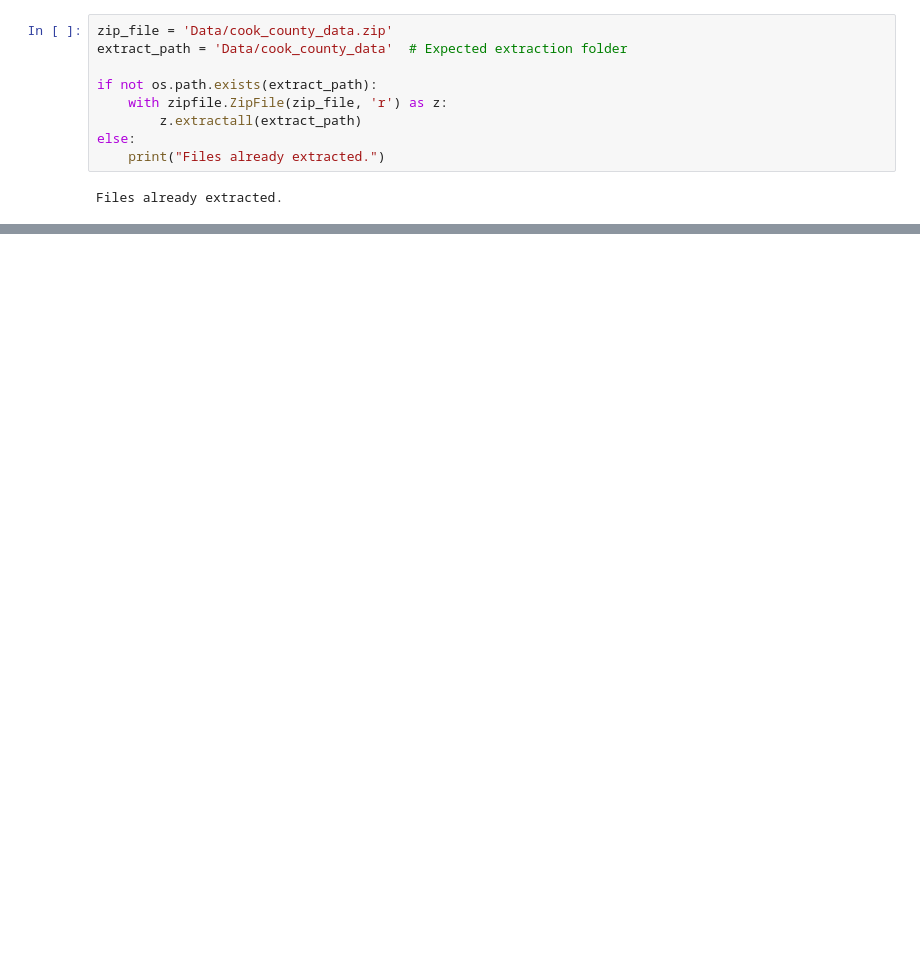
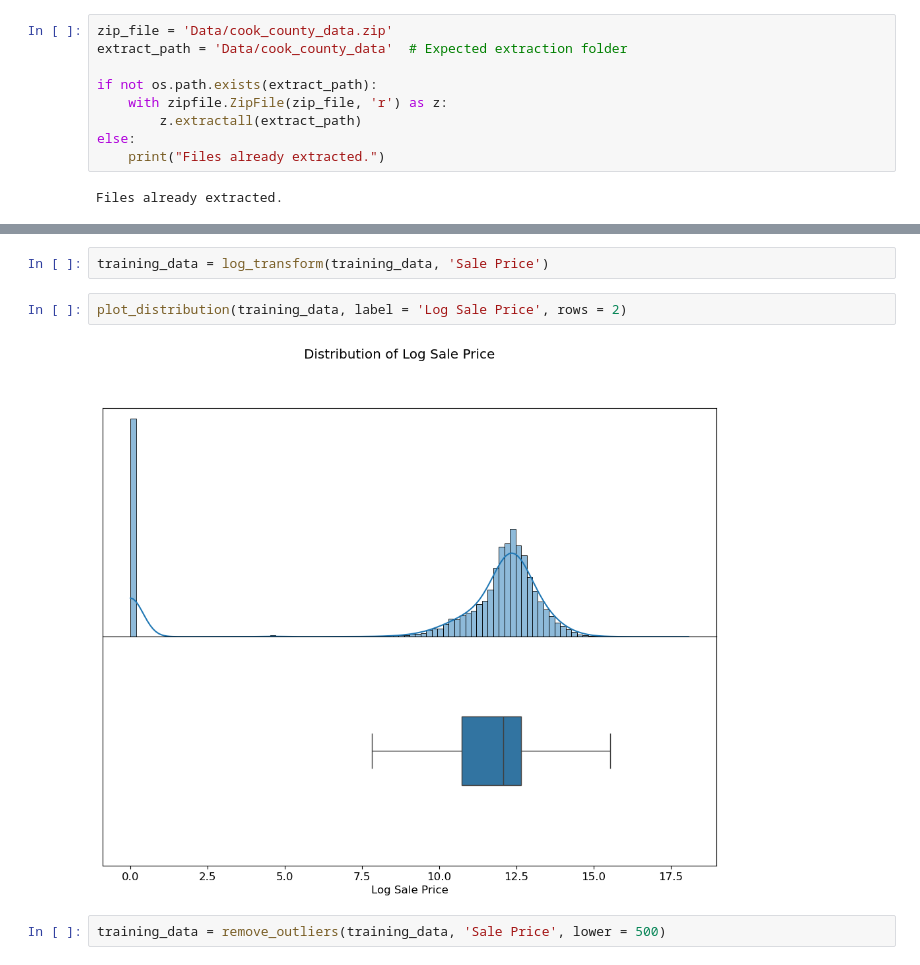
Before and after one commit to ivanyun321/housing-price-predictor, a Jupyter notebook: Exploratory_data_analysis.ipynb, the cells around one changed output, grey strips where cells are left out. Cells and saved outputs as stored; diff of their text form; blank space fills up the shorter version.

```diff
--- a/Exploratory_data_analysis.ipynb
+++ b/Exploratory_data_analysis.ipynb
@@ -36,0 +78,8 @@ Files already extracted.
+# %%
+training_data = log_transform(training_data, 'Sale Price')
+# %%
+plot_distribution(training_data, label = 'Log Sale Price', rows = 2)
+# %% [output]
+[figure, added]
+# %%
+training_data = remove_outliers(training_data, 'Sale Price', lower = 500)
```
Also changed, not shown: parts of 19 cells of this notebook, 4 other files.
